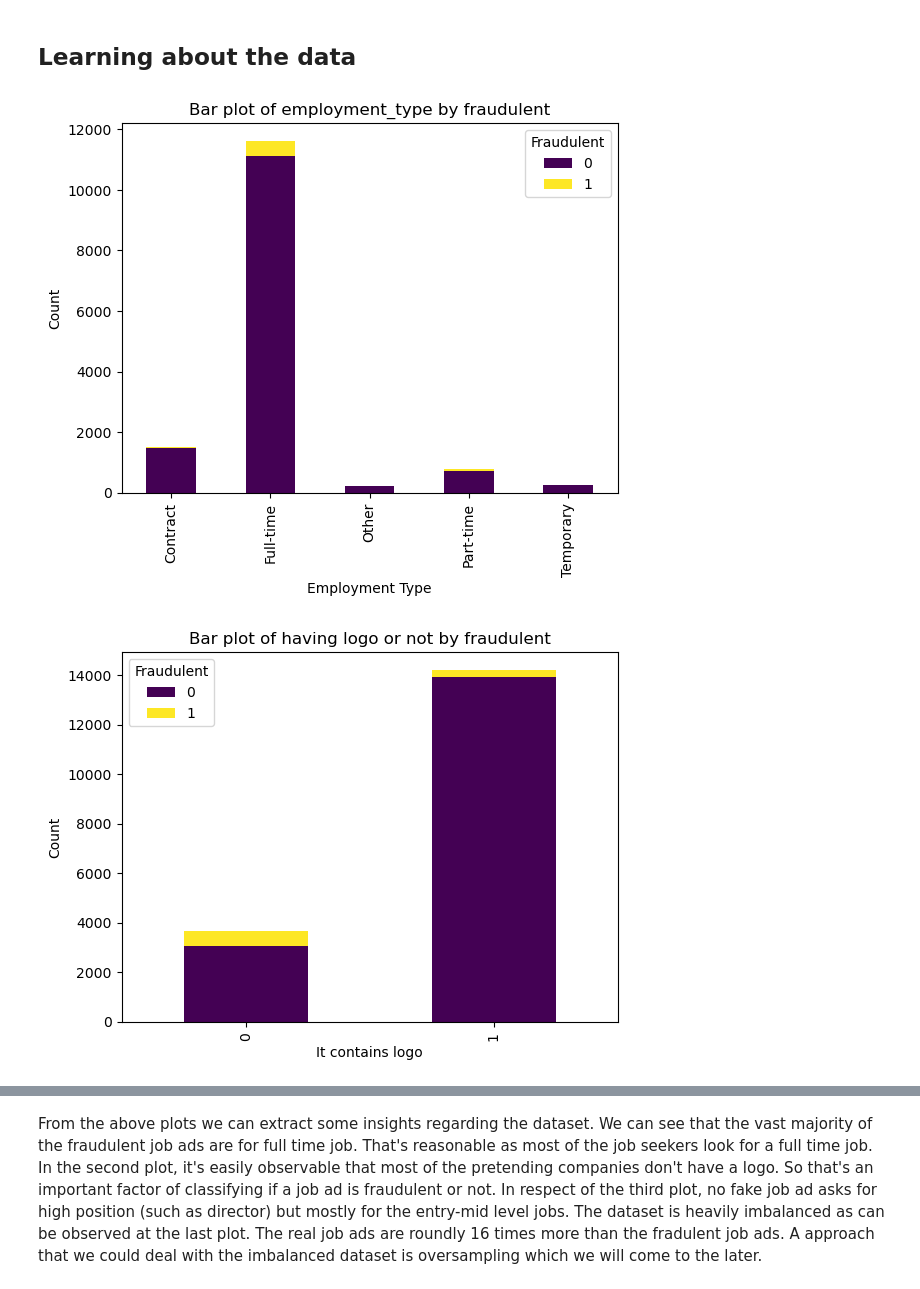
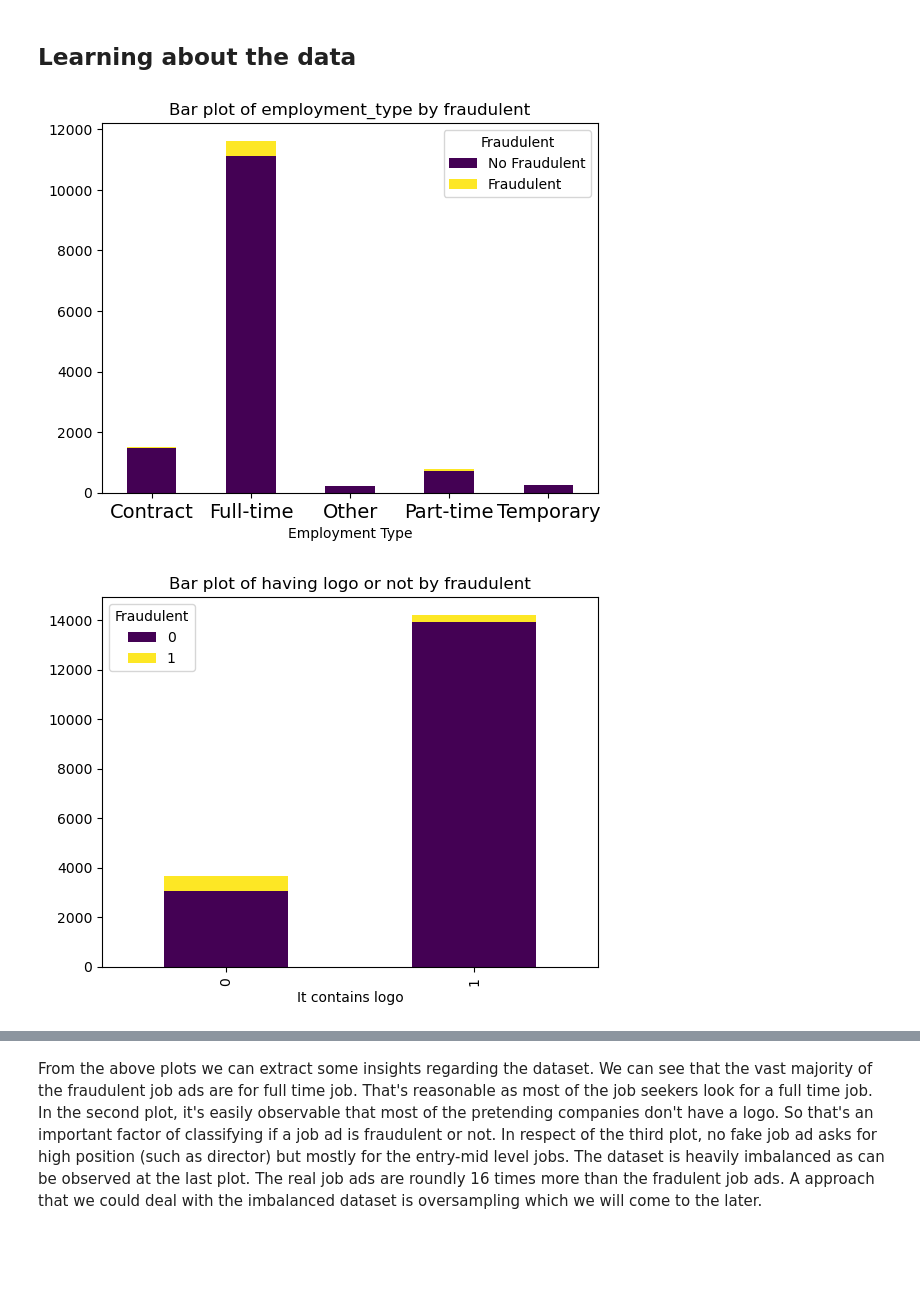
Before and after one commit to kiriakospapa/Text-Mining-Project, a Jupyter notebook: code.ipynb, the cells around one changed output, grey strips where cells are left out. Saved outputs shown, nothing was run; the diff lists cells and outputs as text; code cells hidden in the pictures; blank space fills up the shorter version.

```diff
--- a/code.ipynb
+++ b/code.ipynb
@@ -37,39 +37,40 @@ fraudulent_counts = data.groupby(['fraudulent', 'fraudulent']).size().unstack()
 employment_by_fraudulent.plot(kind='bar', stacked=True, colormap='viridis')
 plt.title('Bar plot of employment_type by fraudulent')
 plt.xlabel('Employment Type')
-plt.ylabel('Count')
-plt.legend(title='Fraudulent', loc='upper right')
+plt.xticks(rotation=0, fontsize=14)
+plt.legend(title='Fraudulent', loc='upper right', labels = ["No Fraudulent", 'Fraudulent'])
+plt.savefig("employment_distribution.png")
 plt.show()
 
 # For either containing logo or not
 has_company_logo_by_fraudulent.plot(kind='bar', stacked=True, colormap='viridis')
 plt.title('Bar plot of having logo or not by fraudulent')
 plt.xlabel('It contains logo')
-plt.ylabel('Count')
 plt.legend(title='Fraudulent', loc='upper left')
 plt.show()
 
 # For different working sectors
 required_experience_by_fraudulent.plot(kind='bar', stacked=True, colormap='viridis')
 plt.title('Bar plot of required experience by fraudulent')
 plt.xlabel('Required Eperience')
-plt.ylabel('Count')
-plt.legend(title='Fraudulent', loc='upper left')
+plt.legend(title='Fraudulent', loc='upper left', labels = ["No Fraudulent", 'Fraudulent'])
 plt.tick_params(axis='x', which='major', labelsize=10)
-plt.xticks(rotation=90)
+plt.xticks(rotation=20, fontsize=8)
+plt.savefig("working_sectors.png")
+plt.tight_layout()
 plt.show()
 
 # The number of fraudelent and not fradulent job ads
 fraudulent_counts.plot(kind='bar', stacked=True, colormap='viridis')
 plt.title('Bar plot of fraudulent and no fraudulent job ads')
 plt.xlabel('')
 #plt.ylabel('Number of occurences', fontsize=15)
 plt.legend(title='Fraudulent', loc='upper right', labels = ["No Fraudulent", 'Fraudulent'])
 plt.tick_params(axis='x', which='major', labelsize=10)
 plt.xticks(rotation=0, labels=["No Fraudulent", "Fraudulent"], ticks=[0,1], fontsize=17)
 plt.yticks(fontsize=12)
 plt.savefig("data_distribution.png")
 plt.show()
 # %% [output]
-[figure, old version]
+[figure, new version]
-[figure, old version]
+[figure, new version]
```
Also changed, not shown: parts of 13 cells of this notebook.
